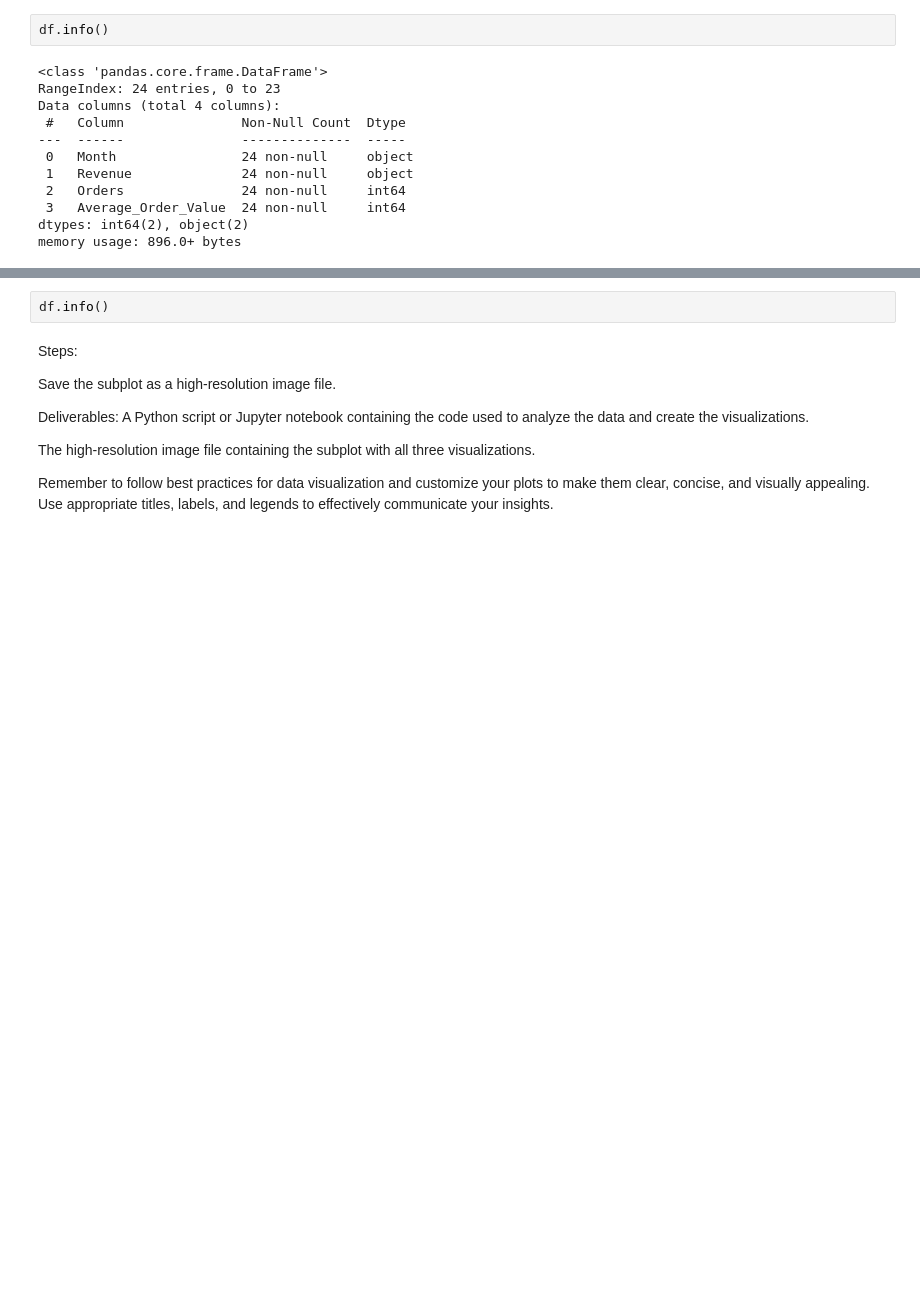
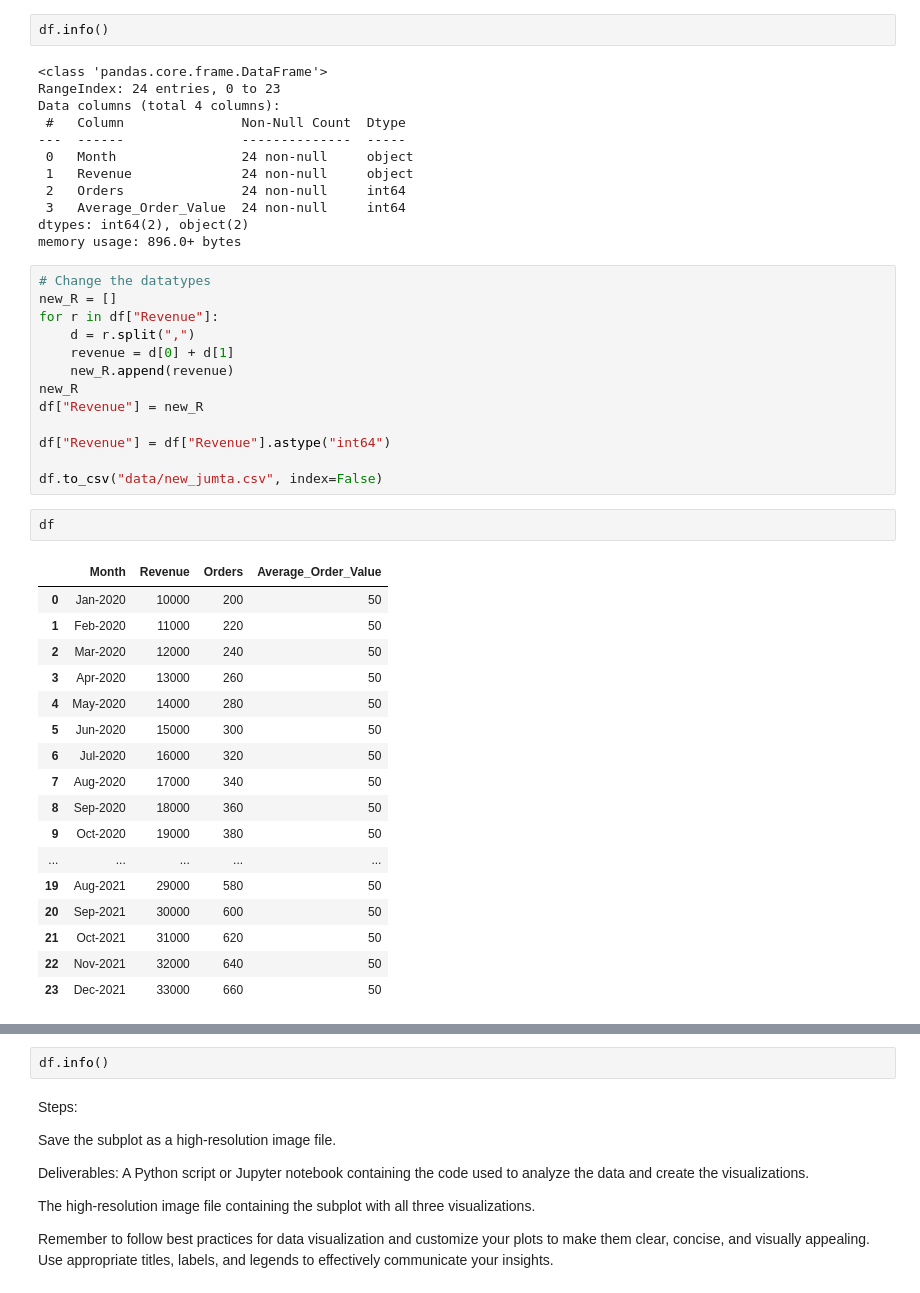
Before and after one commit to Janengethe/Matplotlib, a Jupyter notebook: matplotlib_assignment.ipynb, the cells around one changed output, grey strips where cells are left out. Drawn from its saved outputs; the diff is of its cells as text; blank space fills up the shorter version.

Commit message:
changed datatypes

```diff
--- a/matplotlib_assignment.ipynb
+++ b/matplotlib_assignment.ipynb
@@ -42,3 +42,36 @@ Data columns (total 4 columns):
  3   Average_Order_Value  24 non-null     int64
 dtypes: int64(2), object(2)
 memory usage: 896.0+ bytes
+# %%
+# Change the datatypes
+new_R = []
+for r in df["Revenue"]:
+    d = r.split(",")
+    revenue = d[0] + d[1]
+    new_R.append(revenue)
+new_R
+df["Revenue"] = new_R
+
+df["Revenue"] = df["Revenue"].astype("int64")
+
+df.to_csv("data/new_jumta.csv", index=False)
+# %%
+df
+# %% [output]
+|  | Month | Revenue | Orders | Average_Order_Value |
+| 0 | Jan-2020 | 10000 | 200 | 50 |
+| 1 | Feb-2020 | 11000 | 220 | 50 |
+| 2 | Mar-2020 | 12000 | 240 | 50 |
+| 3 | Apr-2020 | 13000 | 260 | 50 |
+| 4 | May-2020 | 14000 | 280 | 50 |
+| 5 | Jun-2020 | 15000 | 300 | 50 |
+| 6 | Jul-2020 | 16000 | 320 | 50 |
+| 7 | Aug-2020 | 17000 | 340 | 50 |
+| 8 | Sep-2020 | 18000 | 360 | 50 |
+| 9 | Oct-2020 | 19000 | 380 | 50 |
+| ... | ... | ... | ... | ... |
+| 19 | Aug-2021 | 29000 | 580 | 50 |
+| 20 | Sep-2021 | 30000 | 600 | 50 |
+| 21 | Oct-2021 | 31000 | 620 | 50 |
+| 22 | Nov-2021 | 32000 | 640 | 50 |
+| 23 | Dec-2021 | 33000 | 660 | 50 |
```
Also changed, not shown: parts of 19 cells of this notebook, 1 other file.
